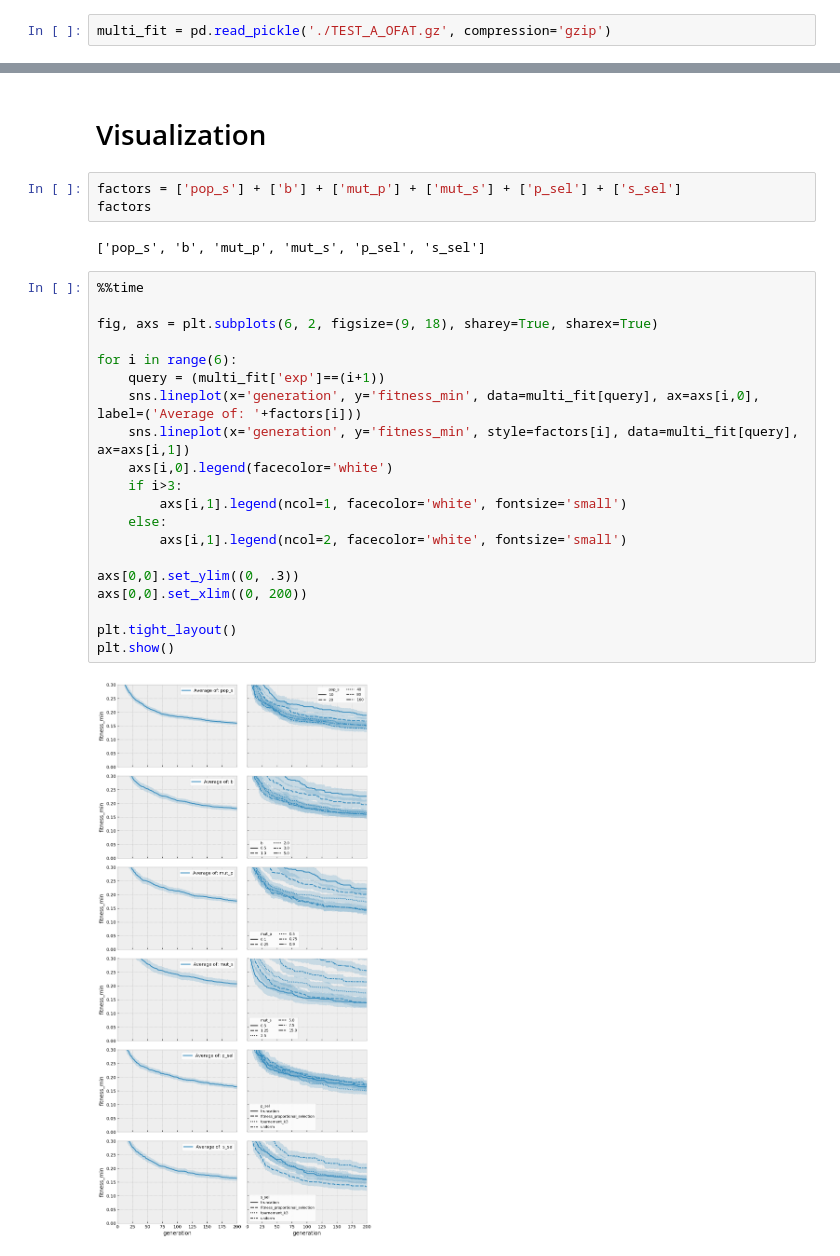
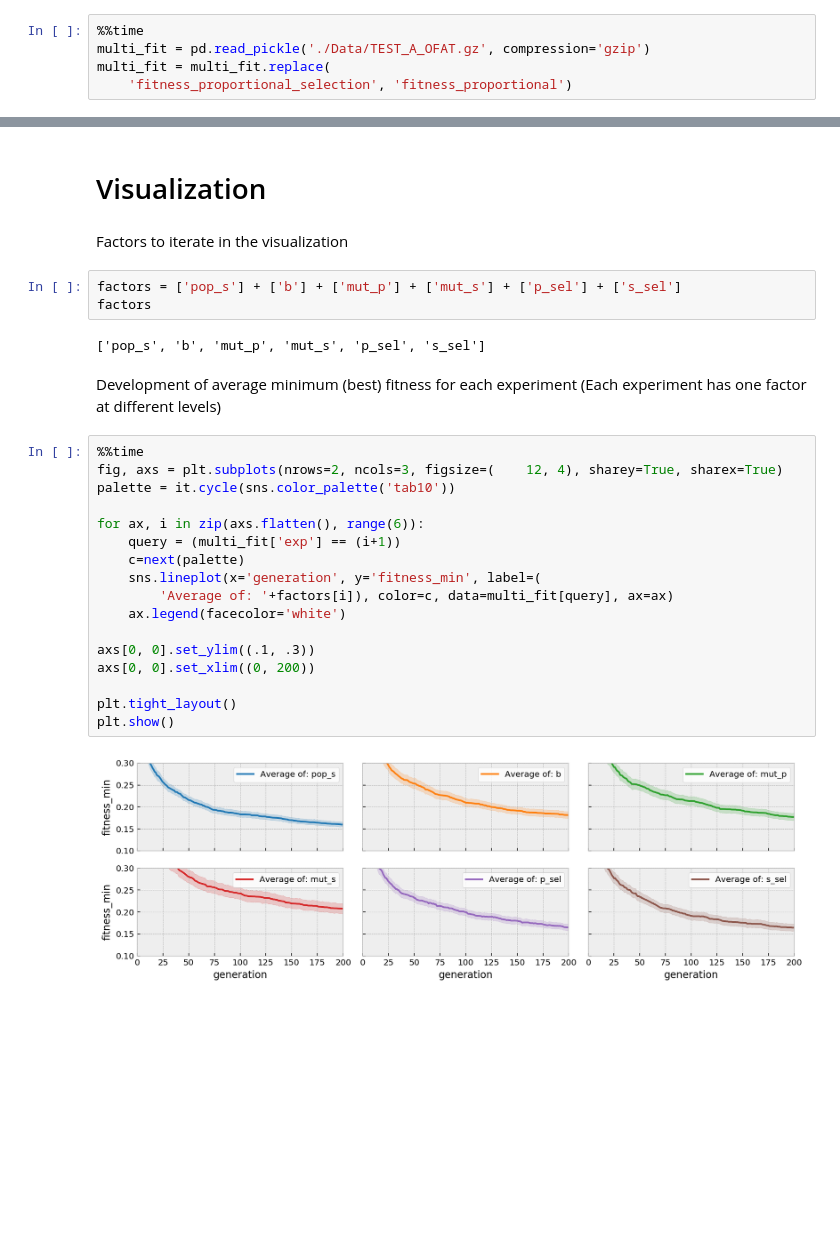
Before and after one commit to EloyRD/ThesisExp, a Jupyter notebook: EA_A_02_OFAT.ipynb, the cells around one changed output, grey strips where cells are left out. Drawn from its saved outputs; the diff is of its cells as text; blank space fills up the shorter version.

```diff
--- a/EA_A_02_OFAT.ipynb
+++ b/EA_A_02_OFAT.ipynb
@@ -335,4 +384,7 @@ multi_fit.to_pickle('./TEST_A_OFAT.gz', compression='gzip')
 # %% [markdown]
 Reading the Data Frame from a pickle file
 # %%
-multi_fit = pd.read_pickle('./TEST_A_OFAT.gz', compression='gzip')
+%%time
+multi_fit = pd.read_pickle('./Data/TEST_A_OFAT.gz', compression='gzip')
+multi_fit = multi_fit.replace(
+    'fitness_proportional_selection', 'fitness_proportional')
@@ -339,29 +393,30 @@ multi_fit = pd.read_pickle('./TEST_A_OFAT.gz', compression='gzip')
 # %% [markdown]
 # Visualization
+# %% [markdown]
+Factors to iterate in the visualization
 # %%
 factors = ['pop_s'] + ['b'] + ['mut_p'] + ['mut_s'] + ['p_sel'] + ['s_sel']
 factors
 # %% [output]
 ['pop_s', 'b', 'mut_p', 'mut_s', 'p_sel', 's_sel']
+# %% [markdown]
+Development of average minimum (best) fitness for each experiment (Each experiment has one factor at different levels)
 # %%
 %%time
+fig, axs = plt.subplots(nrows=2, ncols=3, figsize=(    12, 4), sharey=True, sharex=True)
+palette = it.cycle(sns.color_palette('tab10'))
 
-fig, axs = plt.subplots(6, 2, figsize=(9, 18), sharey=True, sharex=True)
+for ax, i in zip(axs.flatten(), range(6)):
+    query = (multi_fit['exp'] == (i+1))
+    c=next(palette)
+    sns.lineplot(x='generation', y='fitness_min', label=(
+        'Average of: '+factors[i]), color=c, data=multi_fit[query], ax=ax)
+    ax.legend(facecolor='white')
 
-for i in range(6):
-    query = (multi_fit['exp']==(i+1))
-    sns.lineplot(x='generation', y='fitness_min', data=multi_fit[query], ax=axs[i,0], label=('Average of: '+factors[i]))
-    sns.lineplot(x='generation', y='fitness_min', style=factors[i], data=multi_fit[query], ax=axs[i,1])
-    axs[i,0].legend(facecolor='white')
-    if i>3:
-        axs[i,1].legend(ncol=1, facecolor='white', fontsize='small')
-    else:
-        axs[i,1].legend(ncol=2, facecolor='white', fontsize='small')
-
-axs[0,0].set_ylim((0, .3))
-axs[0,0].set_xlim((0, 200))
+axs[0, 0].set_ylim((.1, .3))
+axs[0, 0].set_xlim((0, 200))
 
 plt.tight_layout()
 plt.show()
 # %% [output]
-[figure, old version]
+[figure, new version]
```
Also changed, not shown: parts of 37 cells of this notebook, 17 other files.
